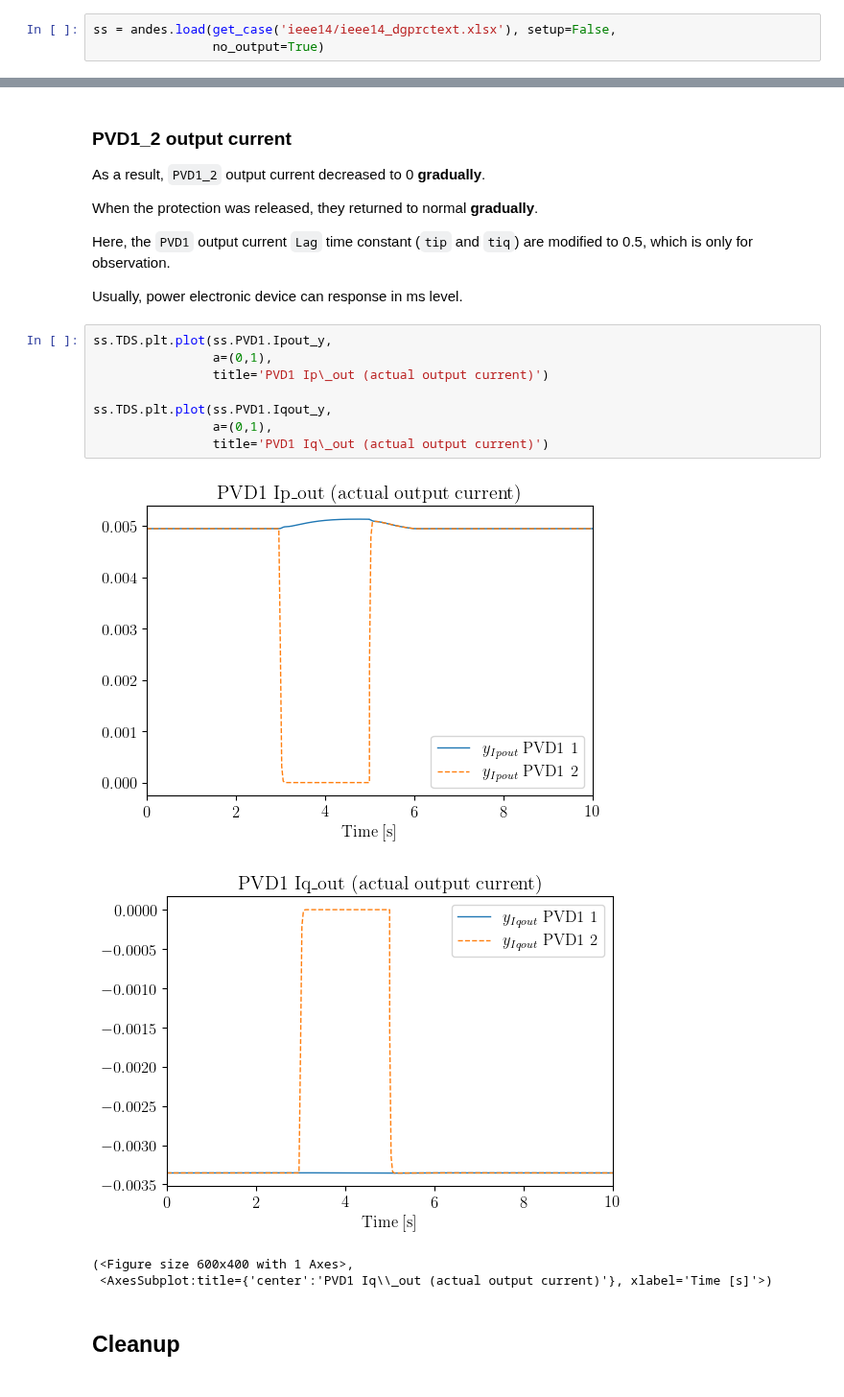
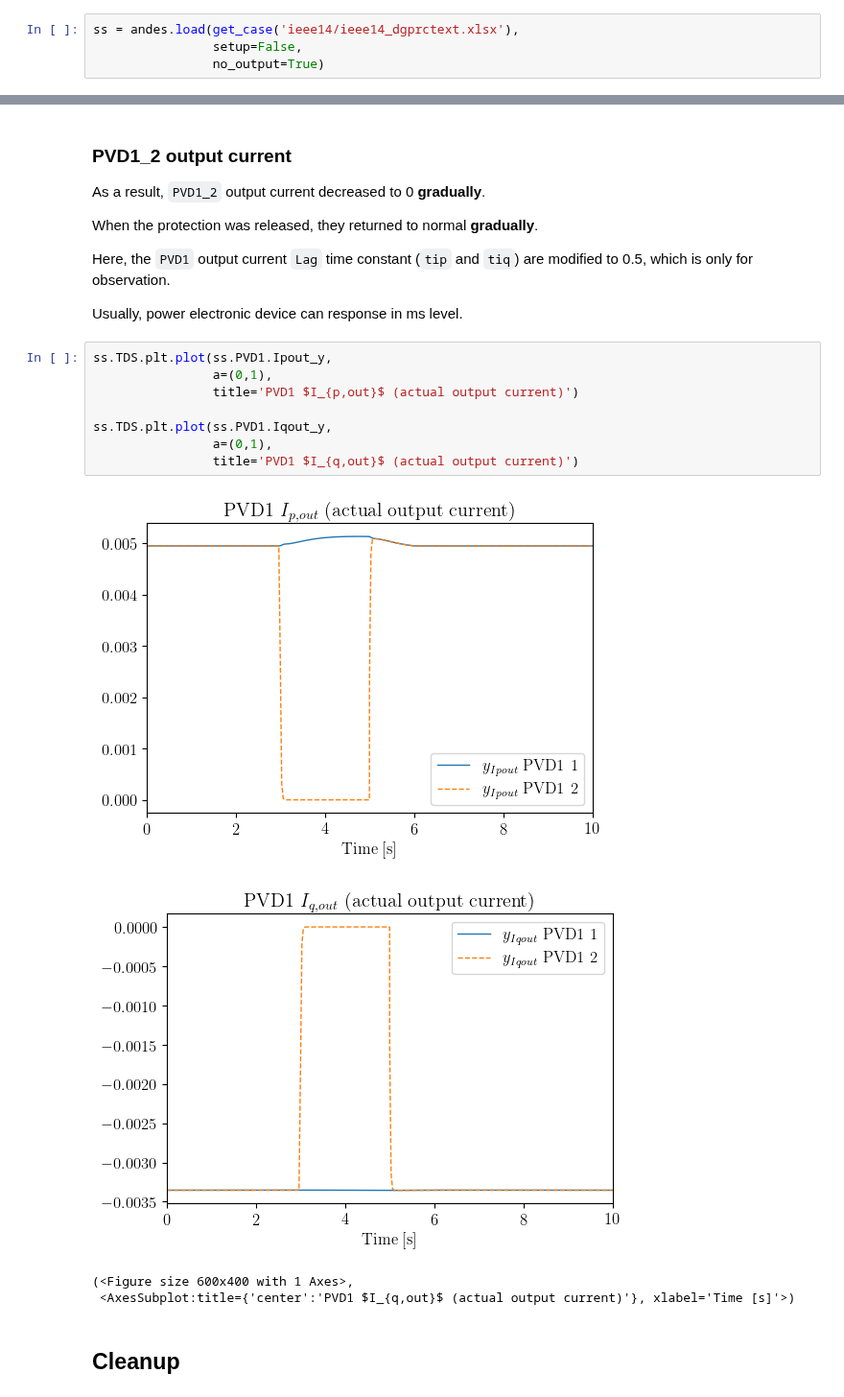
Before and after one commit to CURENT/andes, a Jupyter notebook: examples/demonstration/1.2 demo_DGPRCTExt.ipynb, the cells around one changed output, grey strips where cells are left out. Shown at 96% size. Saved outputs shown, nothing was run; the diff lists cells and outputs as text.

```diff
--- a/examples/demonstration/1.2 demo_DGPRCTExt.ipynb
+++ b/examples/demonstration/1.2 demo_DGPRCTExt.ipynb
@@ -18,7 +18,8 @@ from andes.utils.paths import get_case
 
 andes.config_logger(stream_level=30)
 # %%
-ss = andes.load(get_case('ieee14/ieee14_dgprctext.xlsx'), setup=False,
+ss = andes.load(get_case('ieee14/ieee14_dgprctext.xlsx'),
+                setup=False,
                 no_output=True)
 # %%
 ss.setup()
@@ -171,16 +172,16 @@ Usually, power electronic device can response in ms level.
 # %%
 ss.TDS.plt.plot(ss.PVD1.Ipout_y,
                 a=(0,1),
-                title='PVD1 Ip\_out (actual output current)')
+                title='PVD1 $I_{p,out}$ (actual output current)')
 
 ss.TDS.plt.plot(ss.PVD1.Iqout_y,
                 a=(0,1),
-                title='PVD1 Iq\_out (actual output current)')
+                title='PVD1 $I_{q,out}$ (actual output current)')
 # %% [output]
-[figure, old version]
+[figure, new version]
-[figure, old version]
+[figure, new version]
 (<Figure size 600x400 with 1 Axes>,
- <AxesSubplot:title={'center':'PVD1 Iq\\_out (actual output current)'}, xlabel='Time [s]'>)
+ <AxesSubplot:title={'center':'PVD1 $I_{q,out}$ (actual output current)'}, xlabel='Time [s]'>)
 # %% [markdown]
 ## Cleanup
 # %%
```
Also changed, not shown: parts of 6 cells of this notebook.
